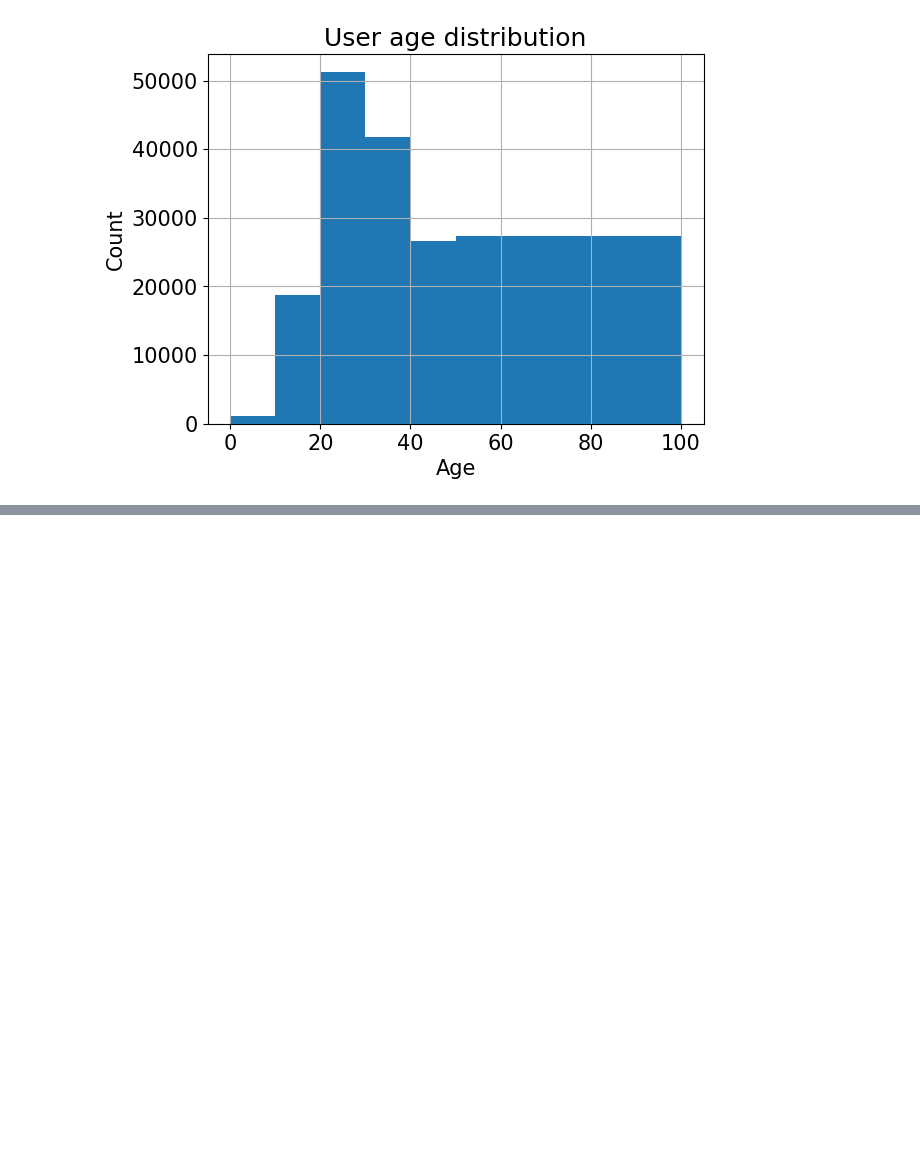
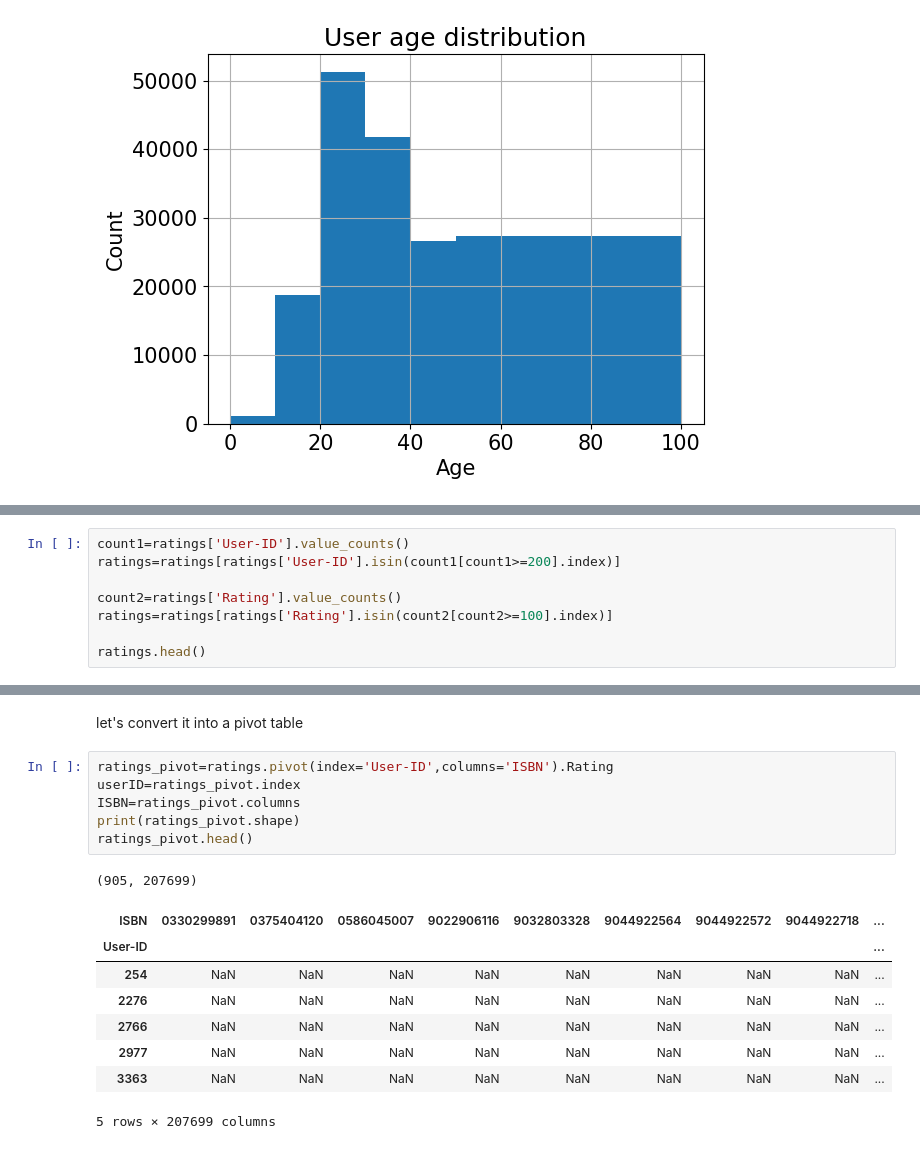
Before and after one commit to Adroit10/Book_recommendation, a Jupyter notebook: Book_recommender.ipynb, the cells around one changed output, grey strips where cells are left out. Saved outputs shown, nothing was run; the diff lists cells and outputs as text; blank space fills up the shorter version.

```diff
--- a/Book_recommender.ipynb
+++ b/Book_recommender.ipynb
@@ -82,0 +149,8 @@ plt.show()
+# %%
+count1=ratings['User-ID'].value_counts()
+ratings=ratings[ratings['User-ID'].isin(count1[count1>=200].index)]
+
+count2=ratings['Rating'].value_counts()
+ratings=ratings[ratings['Rating'].isin(count2[count2>=100].index)]
+
+ratings.head()
@@ -82,0 +164,18 @@ plt.show()
+# %% [markdown]
+let's convert it  into a pivot table
+# %%
+ratings_pivot=ratings.pivot(index='User-ID',columns='ISBN').Rating
+userID=ratings_pivot.index
+ISBN=ratings_pivot.columns
+print(ratings_pivot.shape)
+ratings_pivot.head()
+# %% [output]
+(905, 207699)
+| ISBN | 0330299891 | 0375404120 | 0586045007 | 9022906116 | 9032803328 | 9044922564 | 9044922572 | 9044922718 | ... |
+| User-ID |  |  |  |  |  |  |  |  | ... |
+| 254 | NaN | NaN | NaN | NaN | NaN | NaN | NaN | NaN | ... |
+| 2276 | NaN | NaN | NaN | NaN | NaN | NaN | NaN | NaN | ... |
+| 2766 | NaN | NaN | NaN | NaN | NaN | NaN | NaN | NaN | ... |
+| 2977 | NaN | NaN | NaN | NaN | NaN | NaN | NaN | NaN | ... |
+| 3363 | NaN | NaN | NaN | NaN | NaN | NaN | NaN | NaN | ... |
+5 rows × 207699 columns
```
Also changed, not shown: parts of 26 cells of this notebook.
